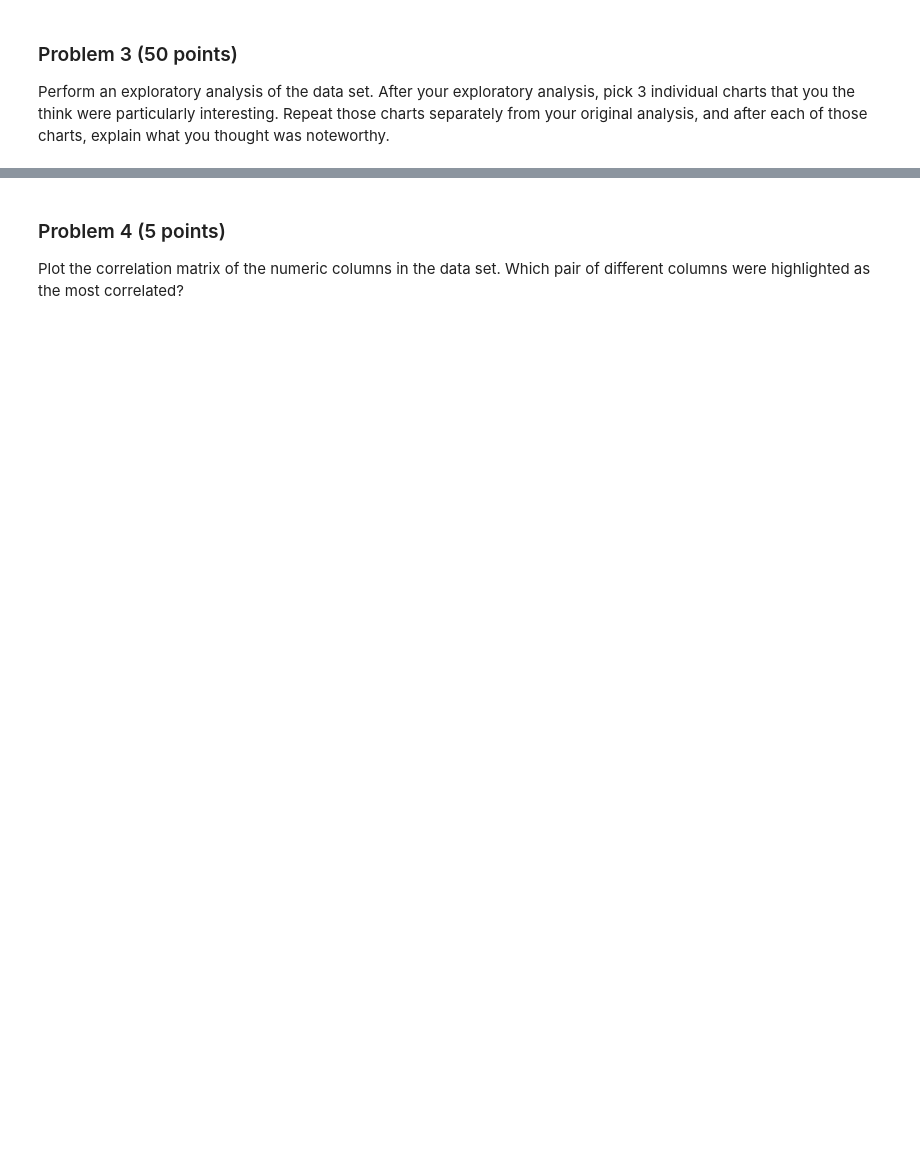
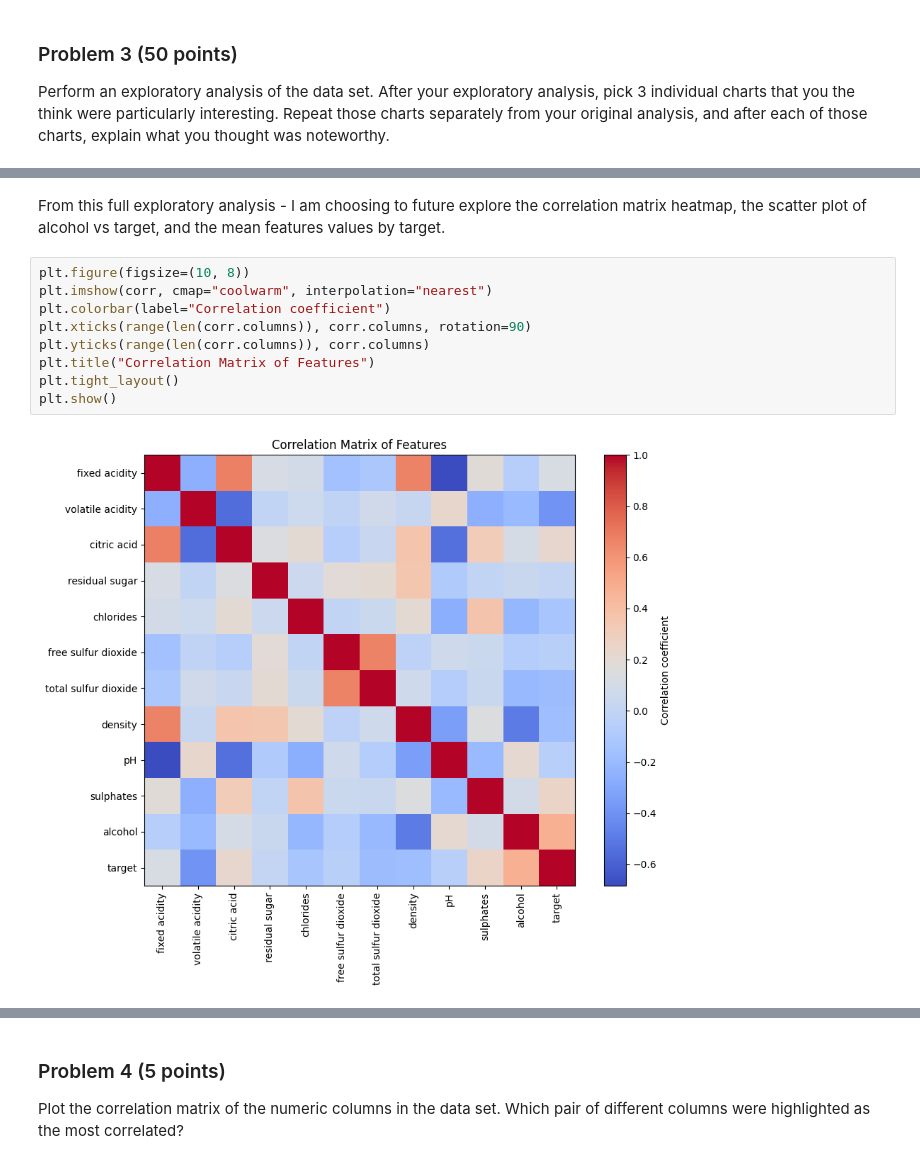
Before and after one commit to gwenythmeder/dx602-final-project, a Jupyter notebook: project.ipynb, the cells around one changed output, grey strips where cells are left out. Drawn from its saved outputs; the diff is of its cells as text; blank space fills up the shorter version.

```diff
--- a/project.ipynb
+++ b/project.ipynb
@@ -148,0 +255,13 @@ YOUR ANSWERS HERE
+# %% [markdown]
+From this full exploratory analysis - I am choosing to future explore the correlation matrix heatmap, the scatter plot of alcohol vs target, and the mean features values by target.
+# %%
+plt.figure(figsize=(10, 8))
+plt.imshow(corr, cmap="coolwarm", interpolation="nearest")
+plt.colorbar(label="Correlation coefficient")
+plt.xticks(range(len(corr.columns)), corr.columns, rotation=90)
+plt.yticks(range(len(corr.columns)), corr.columns)
+plt.title("Correlation Matrix of Features")
+plt.tight_layout()
+plt.show()
+# %% [output]
+[figure, added]
```
Also changed, not shown: parts of 35 cells of this notebook.
